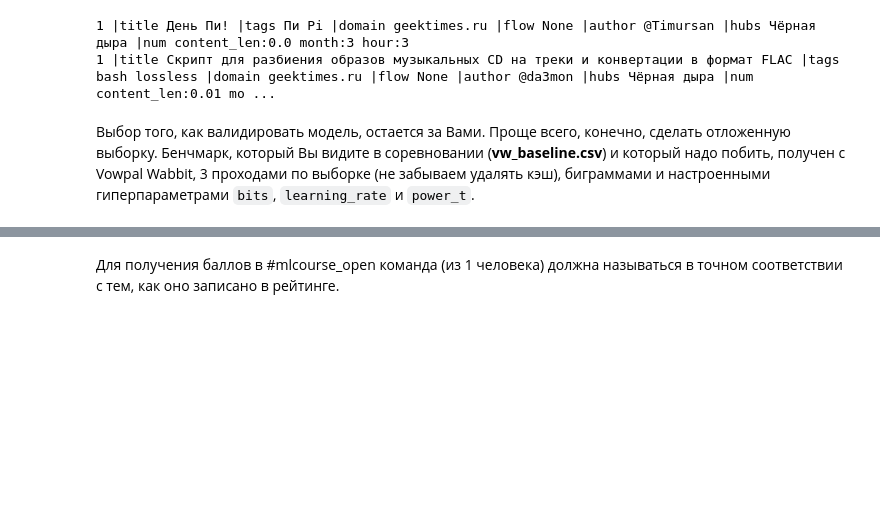
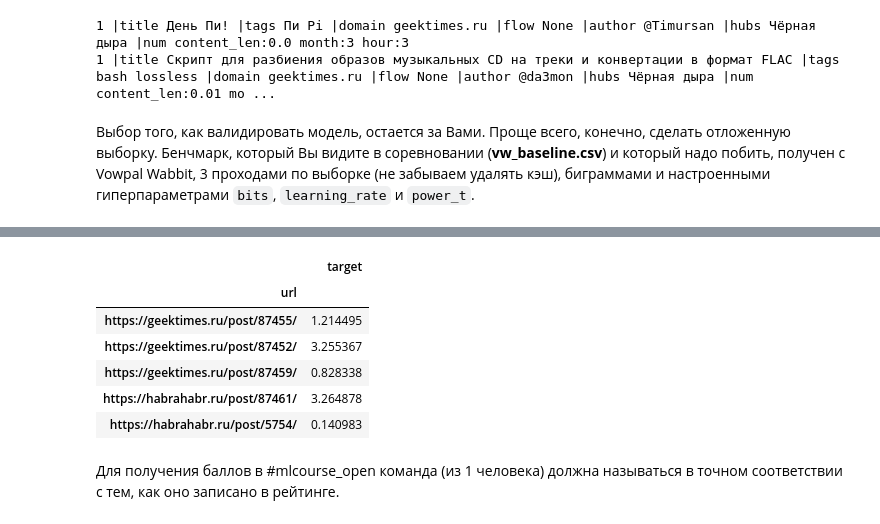
Before and after one commit to shereshevskiy/mlcourse_open, a Jupyter notebook: jupyter_notebooks/topic08_sgd_hashing_vowpal_wabbit/[MySolution]_hw8_session2_habr_vowpal_wabbit.ipynb, the cells around one changed output, grey strips where cells are left out. Saved outputs shown, nothing was run; the diff lists cells and outputs as text; code cells hidden in the pictures; blank space fills up the shorter version.

```diff
--- a/jupyter_notebooks/topic08_sgd_hashing_vowpal_wabbit/[MySolution]_hw8_session2_habr_vowpal_wabbit.ipynb
+++ b/jupyter_notebooks/topic08_sgd_hashing_vowpal_wabbit/[MySolution]_hw8_session2_habr_vowpal_wabbit.ipynb
@@ -201,3 +772,4 @@ with open('../../data/test.json') as inp_json, \
 # %%
-sample_sub = pd.read_csv('../../data/sample_submission.csv',
+sample_sub = pd.read_csv('../../../data/sample_submission.csv',
                          index_col='url')
+sample_sub.head()
@@ -213,0 +784,4 @@ sample_sub.head()
+# %%
+your_test_predictions = pd.read_csv('../../../data/habr_test_predictions.txt', header=None)
+your_test_predictions.columns = ['target']
+your_test_predictions.head()
@@ -214,6 +795,17 @@ sample_sub.head()
 # %%
 your_submission = sample_sub.copy()
-your_submission['target'] = # Ваш код здесь
-your_submission.to_csv('submission.csv')
+your_test_predictions.index = your_submission.index
+your_submission['target'] = your_test_predictions['target']
+your_submission.to_csv('../../../data/submission.csv')
+
+your_submission.head()
+# %% [output]
+|  | target |
+| url |  |
+| https://geektimes.ru/post/87455/ | 1.214495 |
+| https://geektimes.ru/post/87452/ | 3.255367 |
+| https://geektimes.ru/post/87459/ | 0.828338 |
+| https://habrahabr.ru/post/87461/ | 3.264878 |
+| https://habrahabr.ru/post/5754/ | 0.140983 |
 # %% [markdown]
 Для получения баллов в #mlcourse_open команда (из 1 человека) должна называться в точном соответствии с тем, как оно записано в рейтинге.
```
Also changed, not shown: parts of 73 cells of this notebook, 1 other file.
